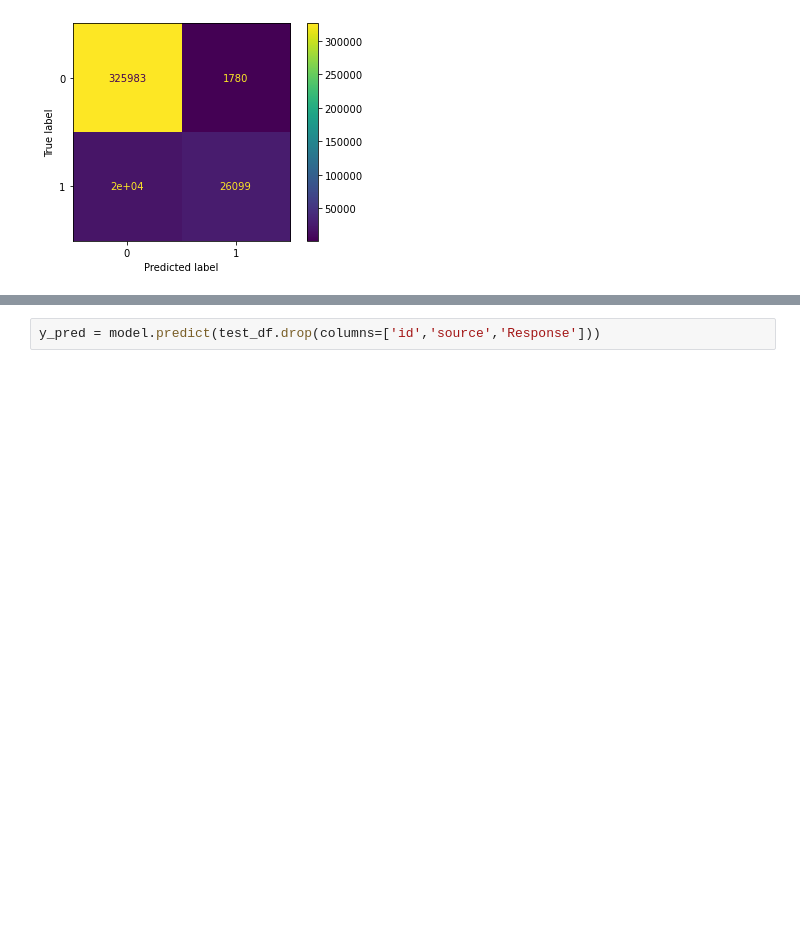
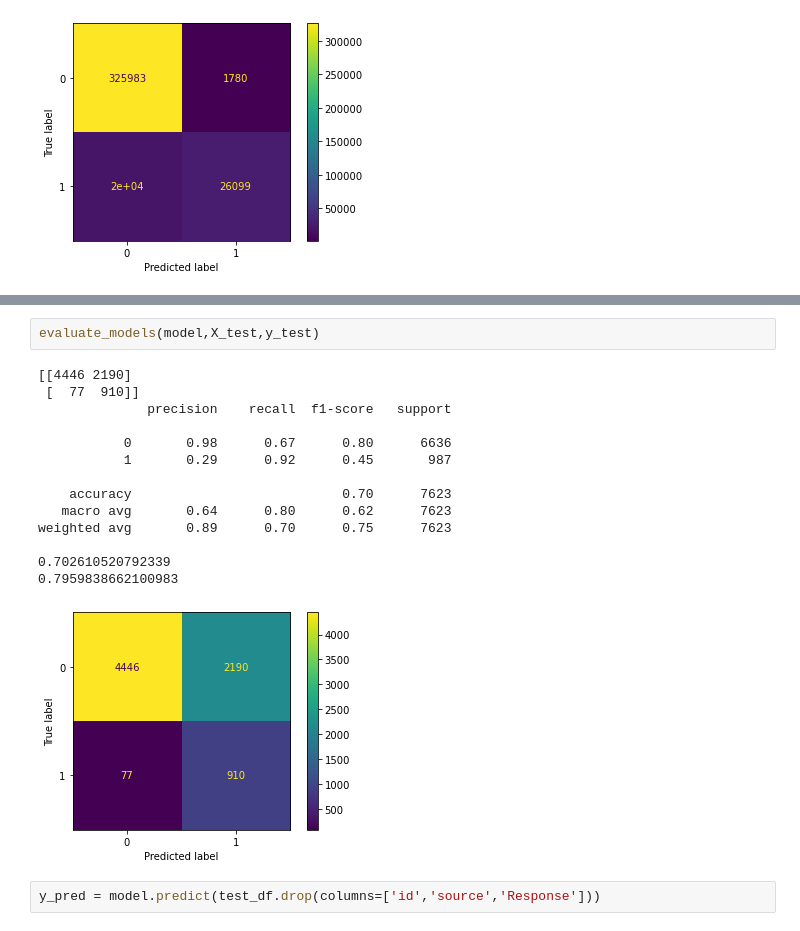
Before and after one commit to lskiranch/DataScience-Assignments, a Jupyter notebook: Hackathon_Cross_sales/Analysis.ipynb, the cells around one changed output, grey strips where cells are left out. Drawn from its saved outputs; the diff is of its cells as text; blank space fills up the shorter version.

```diff
--- a/Hackathon_Cross_sales/Analysis.ipynb
+++ b/Hackathon_Cross_sales/Analysis.ipynb
@@ -653,3 +700,20 @@ weighted avg       0.81      0.85      0.83      7623
+# %%
+evaluate_models(model,X_test,y_test)
+# %% [output]
+[[4446 2190]
+ [  77  910]]
+              precision    recall  f1-score   support
+
+           0       0.98      0.67      0.80      6636
+           1       0.29      0.92      0.45       987
+
+    accuracy                           0.70      7623
+   macro avg       0.64      0.80      0.62      7623
+weighted avg       0.89      0.70      0.75      7623
+
+0.702610520792339
+0.7959838662100983
+[figure, added]
 # %%
 y_pred = model.predict(test_df.drop(columns=['id','source','Response']))
 # %%
```
Also changed, not shown: parts of 13 cells of this notebook.
